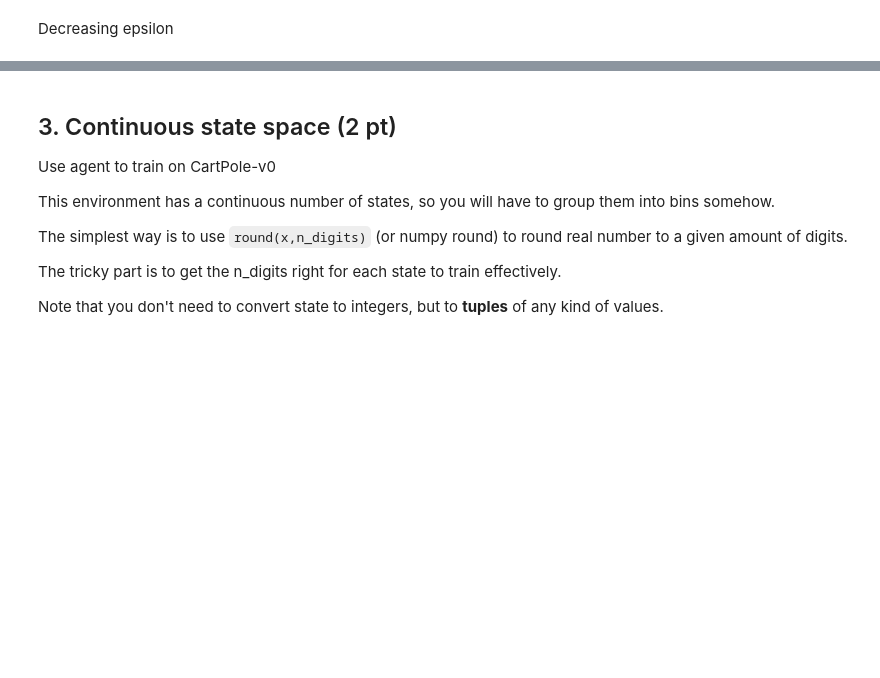
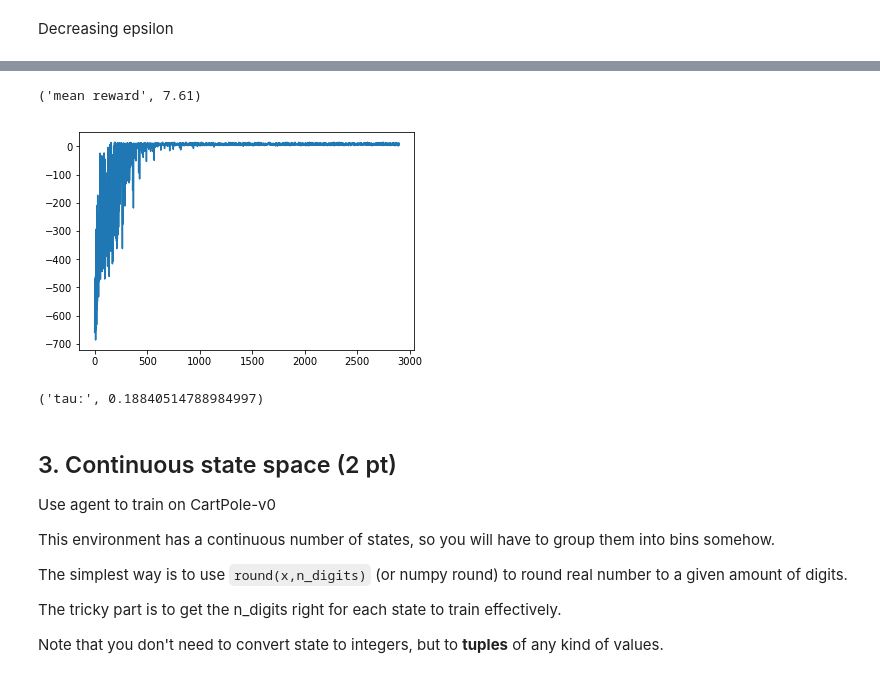
Before and after one commit to legendawes/Practical_RL, a Jupyter notebook: week3_model_free/homework/homework.ipynb, the cells around one changed output, grey strips where cells are left out. Saved outputs shown, nothing was run; the diff lists cells and outputs as text; code cells hidden in the pictures; blank space fills up the shorter version.

```diff
--- a/week3_model_free/homework/homework.ipynb
+++ b/week3_model_free/homework/homework.ipynb
@@ -161,3 +189,11 @@ play_games(agent, 1000, eps_mult=0.99, eps_period=2)
+# %%
+agent = EVSoftmaxSarsaAgent(alpha=0.5,tau=4,discount=0.99,
+                       getLegalActions = lambda s: range(n_actions))
+play_games_tau(agent, 3000, tau_mult=0.9, tau_period=100, min_tau=0.05)
+# %% [output]
+('mean reward', 7.61)
+[figure, added]
+('tau:', 0.18840514788984997)
 # %% [markdown]
 ## 3. Continuous state space (2 pt)
 
```
Also changed, not shown: parts of 26 cells of this notebook, 2 other files.
